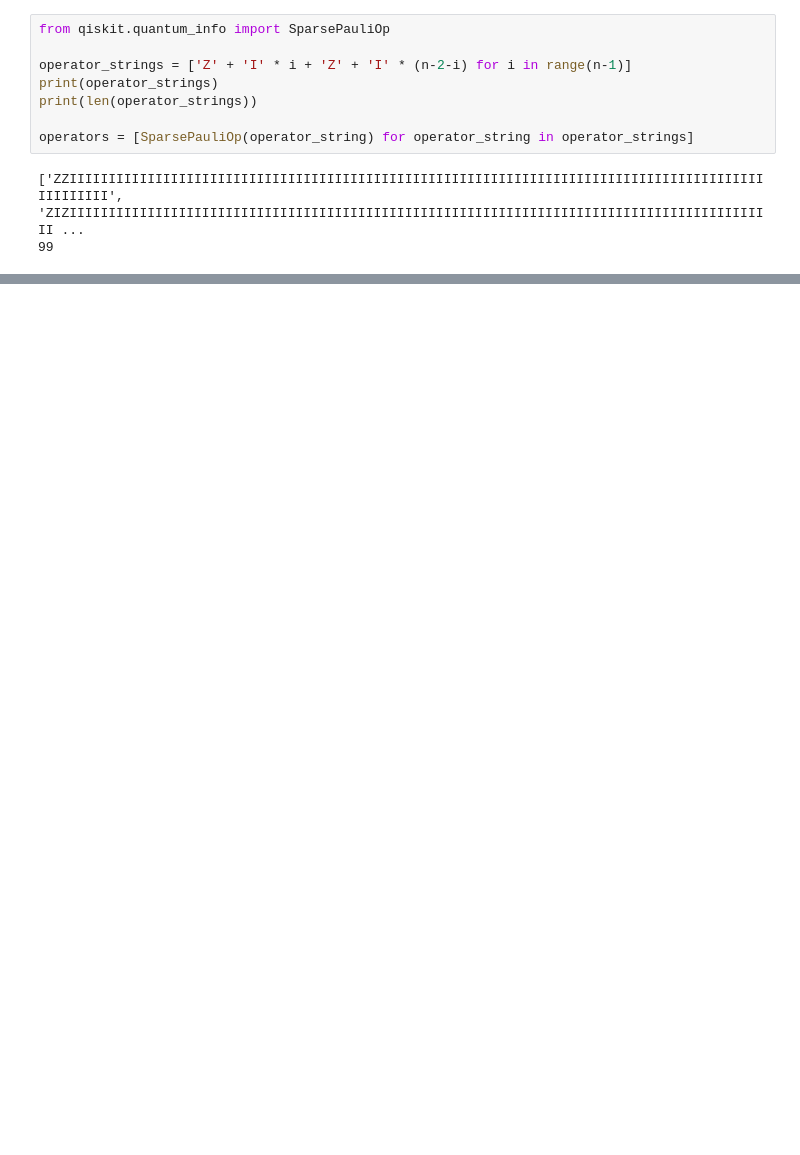
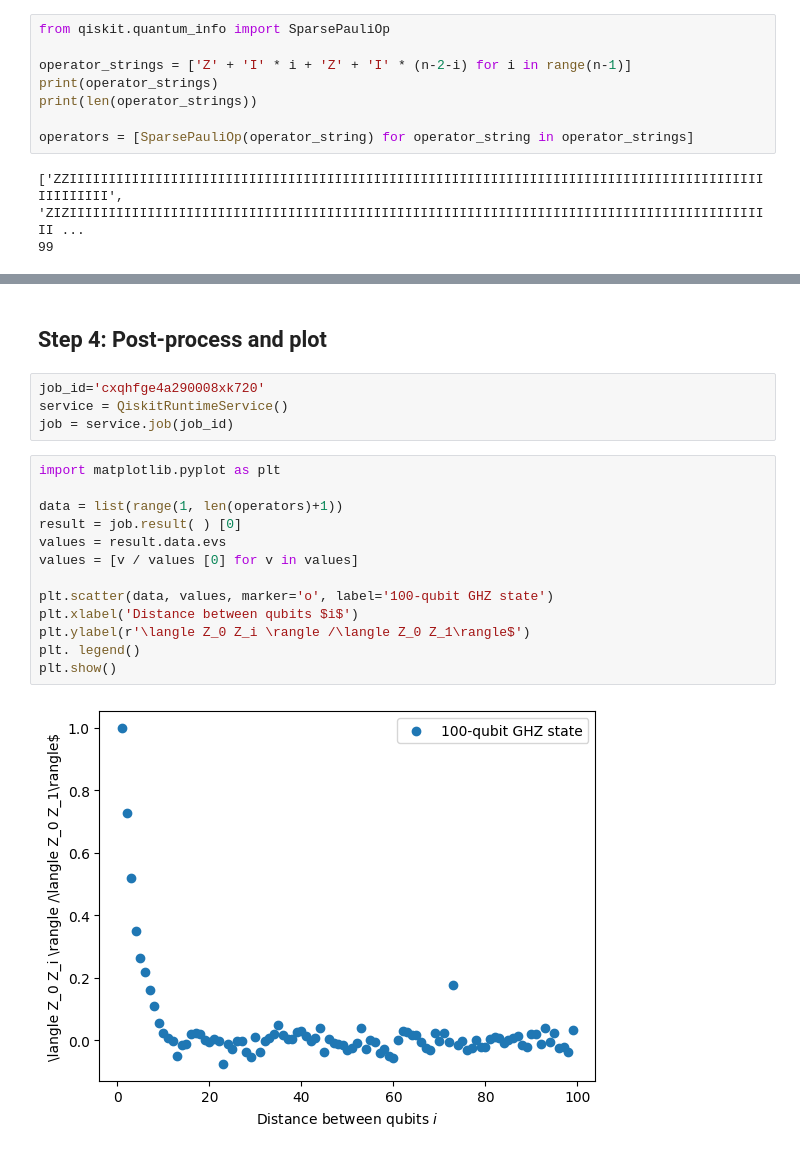
Before and after one commit to josephbedell/eigencode, a Jupyter notebook: helloworld_mason.ipynb, the cells around one changed output, grey strips where cells are left out. Drawn from its saved outputs; the diff is of its cells as text; blank space fills up the shorter version.

```diff
--- a/helloworld_mason.ipynb
+++ b/helloworld_mason.ipynb
@@ -77,0 +97,21 @@ operators_transpiled_list = [op.apply_layout(qc_transpiled.layout) for op in ope
+# %% [markdown]
+## Step 4: Post-process and plot
+# %%
+job_id='cxqhfge4a290008xk720'
+service = QiskitRuntimeService()
+job = service.job(job_id)
+# %%
+import matplotlib.pyplot as plt
+
+data = list(range(1, len(operators)+1))
+result = job.result( ) [0]
+values = result.data.evs
+values = [v / values [0] for v in values]
+
+plt.scatter(data, values, marker='o', label='100-qubit GHZ state')
+plt.xlabel('Distance between qubits $i$')
+plt.ylabel(r'\langle Z_0 Z_i \rangle /\langle Z_0 Z_1\rangle$')
+plt. legend()
+plt.show()
+# %% [output]
+[figure, added]
```
Also changed, not shown: parts of 8 cells of this notebook.
